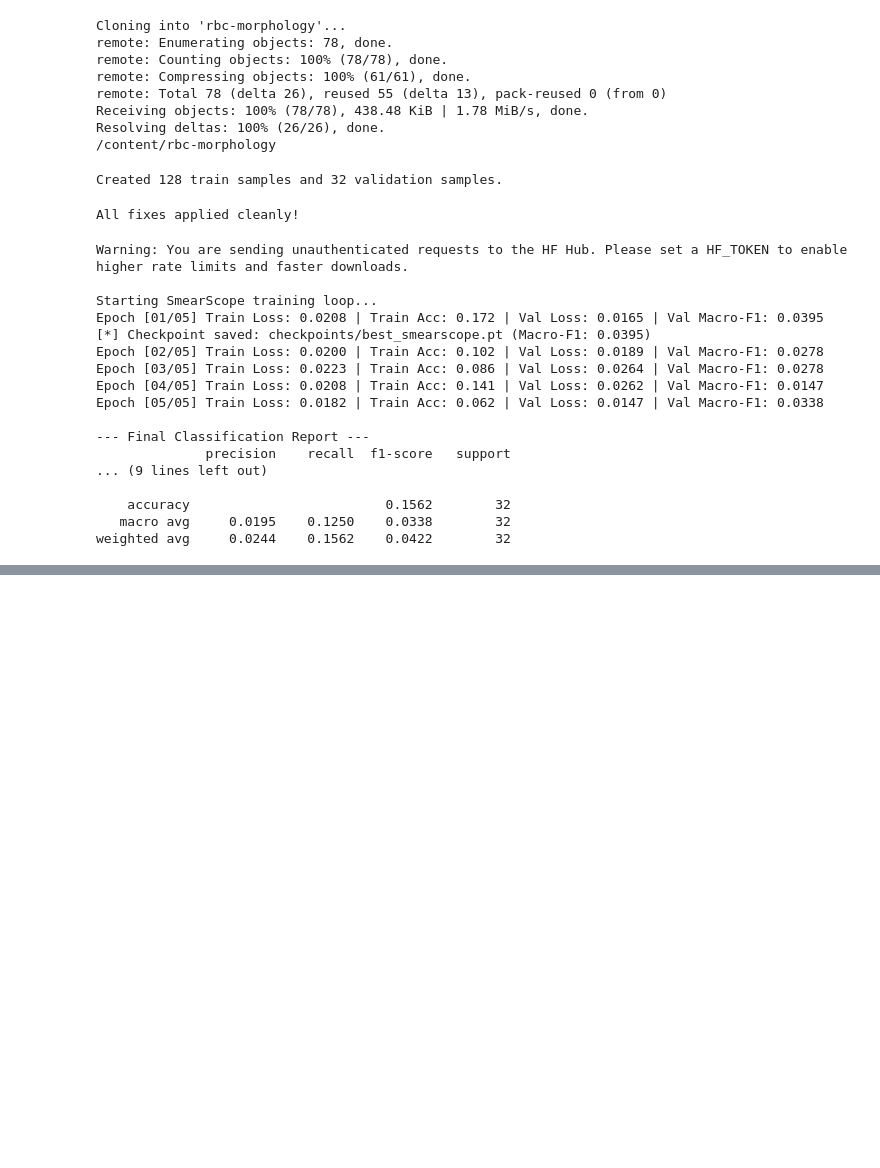
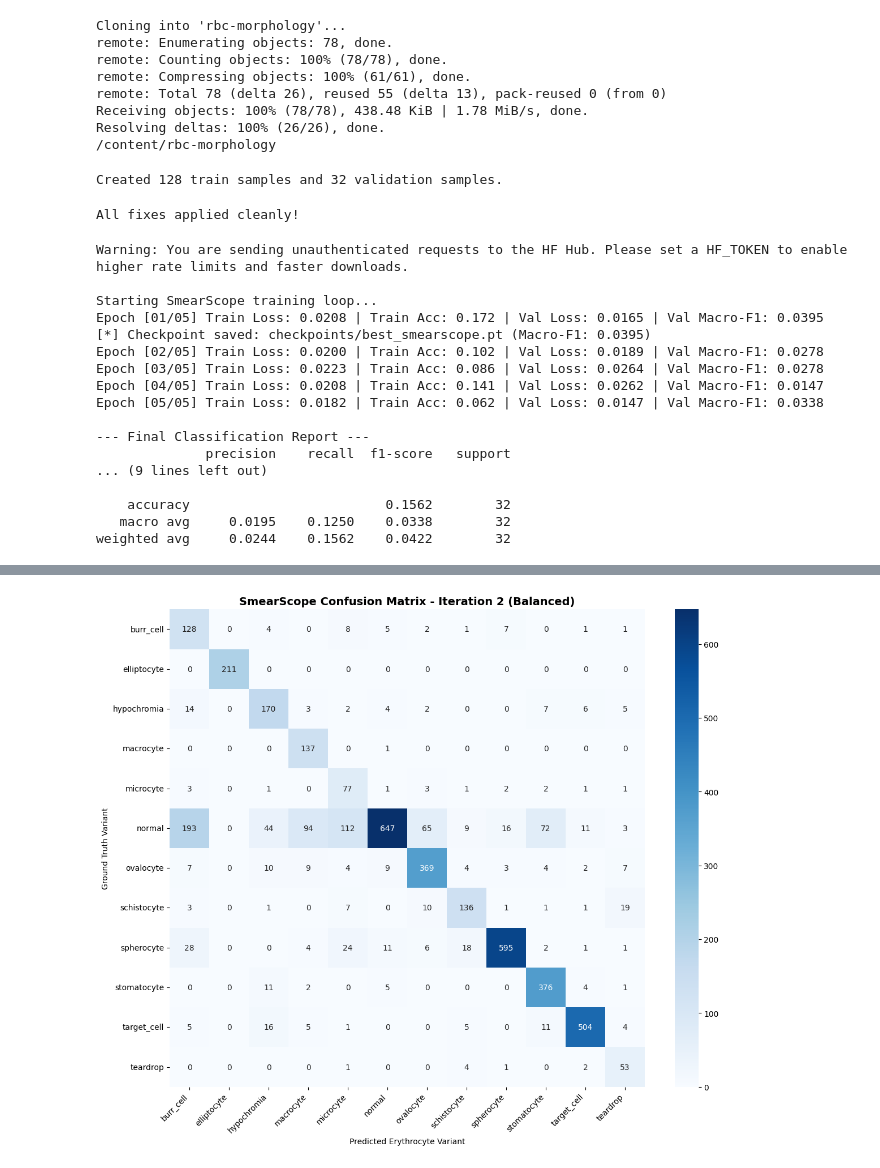
Before and after one commit to synatkeamsk/rbc-morphology, a Jupyter notebook: notebooks/colab_train.ipynb, the cells around one changed output, grey strips where cells are left out. Saved outputs shown, nothing was run; the diff lists cells and outputs as text; code cells hidden in the pictures; blank space fills up the shorter version.

```diff
--- a/notebooks/colab_train.ipynb
+++ b/notebooks/colab_train.ipynb
@@ -204,0 +448,13 @@ for cls, prob in result["probabilities"].items():
+# %%
+#Add import numpy as np to src/train.py
+with open("src/train.py", "r") as f:
+    content = f.read()
+
+# Add import numpy as np at the top if missing
+if "import numpy as np" not in content:
+    content = "import numpy as np\n" + content
+
+with open("src/train.py", "w") as f:
+    f.write(content)
+
+print("Added 'import numpy as np' to src/train.py successfully!")
@@ -204,0 +493,67 @@ for cls, prob in result["probabilities"].items():
+# %%
+# Confusion matrix
+import os
+import json
+import torch
+import pandas as pd
+import numpy as np
+import matplotlib.pyplot as plt
+import seaborn as sns
+from sklearn.metrics import confusion_matrix, classification_report
+from torch.utils.data import DataLoader
+from tqdm import tqdm
+
+from src.data import RBCDataset, get_transforms
+from src.model import get_model
+
+device = torch.device("cuda" if torch.cuda.is_available() else "cpu")
+checkpoint_path = "checkpoints/best_smearscope.pt"
+val_csv = "data/splits/val.csv"
+mapping_path = "data/splits/class_mapping.json"
+
+# Load class names
+with open(mapping_path) as f:
+    class_map = json.load(f)
+class_names = [k for k, v in sorted(class_map.items(), key=lambda item: item[1])]
+num_classes = len(class_names)
+
+# Load model
+model = get_model(num_classes=num_classes, backbone_name="convnext_nano", pretrained=False, device=device)
+checkpoint = torch.load(checkpoint_path, map_location=device)
+state_dict = checkpoint.get("model_state_dict", checkpoint)
+model.load_state_dict(state_dict)
+model.eval()
+
+# DataLoader
+val_df = pd.read_csv(val_csv)
+val_dataset = RBCDataset(val_df, transform=get_transforms(img_size=224, is_train=False))
+val_loader = DataLoader(val_dataset, batch_size=32, shuffle=False, num_workers=2)
+
+all_preds = []
+all_targets = []
+
+print("Running validation evaluation...")
+with torch.no_grad():
+    for images, targets in tqdm(val_loader, desc="Evaluating"):
+        images = images.to(device)
+        outputs = model(images)
+        preds = outputs.argmax(dim=1).cpu().numpy()
+        all_preds.extend(preds)
+        all_targets.extend(targets.numpy())
+
+# Plot Heatmap
+cm = confusion_matrix(all_targets, all_preds)
+plt.figure(figsize=(12, 10))
+sns.heatmap(cm, annot=True, fmt="d", cmap="Blues", xticklabels=class_names, yticklabels=class_names)
+plt.title("SmearScope Confusion Matrix - Iteration 2 (Balanced)", fontsize=14, fontweight="bold")
+plt.xlabel("Predicted Erythrocyte Variant")
+plt.ylabel("Ground Truth Variant")
+plt.xticks(rotation=45, ha="right")
+plt.tight_layout()
+plt.savefig("docs/assets/confusion_matrix_balanced.png", dpi=300)
+plt.show()
+
+# Print metrics
+print("\n--- Validation Classification Report (Iteration 2) ---")
+print(classification_report(all_targets, all_preds, target_names=class_names, digits=4, zero_division=0))
+# %% [output]
@@ -204,0 +561 @@ for cls, prob in result["probabilities"].items():
+[figure, added]
```
Also changed, not shown: parts of 14 cells of this notebook.
